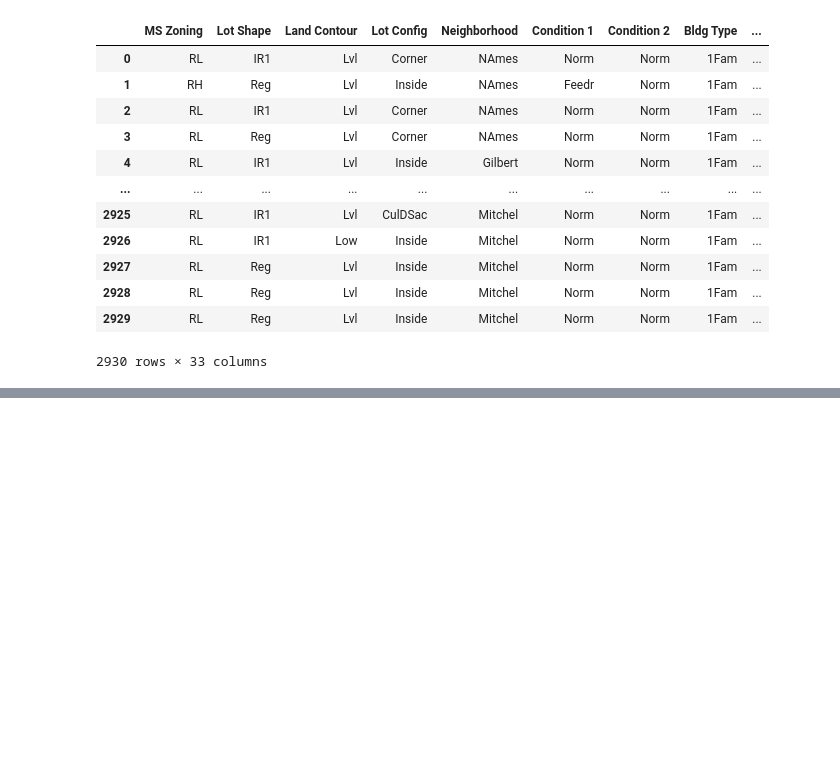
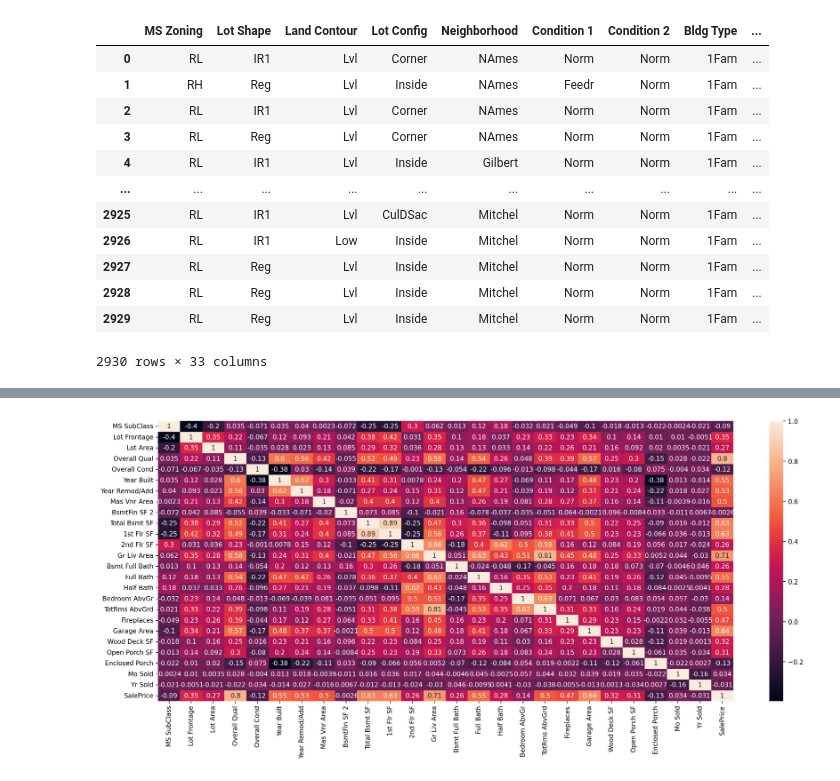
Before and after one commit to EmincanY/Machine-Learning, a Jupyter notebook: Udemy_ML/Supervised/Predict - Regression/LinearRegression/FinalProject.ipynb, the cells around one changed output, grey strips where cells are left out. Cells and saved outputs as stored; diff of their text form; code cells hidden in the pictures; blank space fills up the shorter version.

```diff
--- a/Udemy_ML/Supervised/Predict - Regression/LinearRegression/FinalProject.ipynb
+++ b/Udemy_ML/Supervised/Predict - Regression/LinearRegression/FinalProject.ipynb
@@ -315,2 +369,2 @@ df.isna().sum()
-# %%
-df['Mas Vnr Type'] = df['Mas Vnr Type'].fillna(df['Mas Vnr Type'].mode() , inplace = True)
+# %%
+df.dropna(inplace = True) # So suspicious
@@ -336,3 +394 @@ SalePrice           0
 dtype: int64
-# %%
-df['Mas Vnr Area'] = df['Mas Vnr Area'].fillna(df['Mas Vnr Area'].mode())
@@ -338,0 +520,2 @@ df['Mas Vnr Area'] = df['Mas Vnr Area'].fillna(df['Mas Vnr Area'].mode())
+# %%
+df.drop('PID' , axis = 1 , inplace = True)
@@ -338,0 +562,6 @@ df['Mas Vnr Area'] = df['Mas Vnr Area'].fillna(df['Mas Vnr Area'].mode())
+# %%
+plt.figure(figsize=(20,8) , dpi = 200)
+
+sns.heatmap(df.corr() , annot = True );
+# %% [output]
+[figure, added]
```
Also changed, not shown: parts of 86 cells of this notebook.
